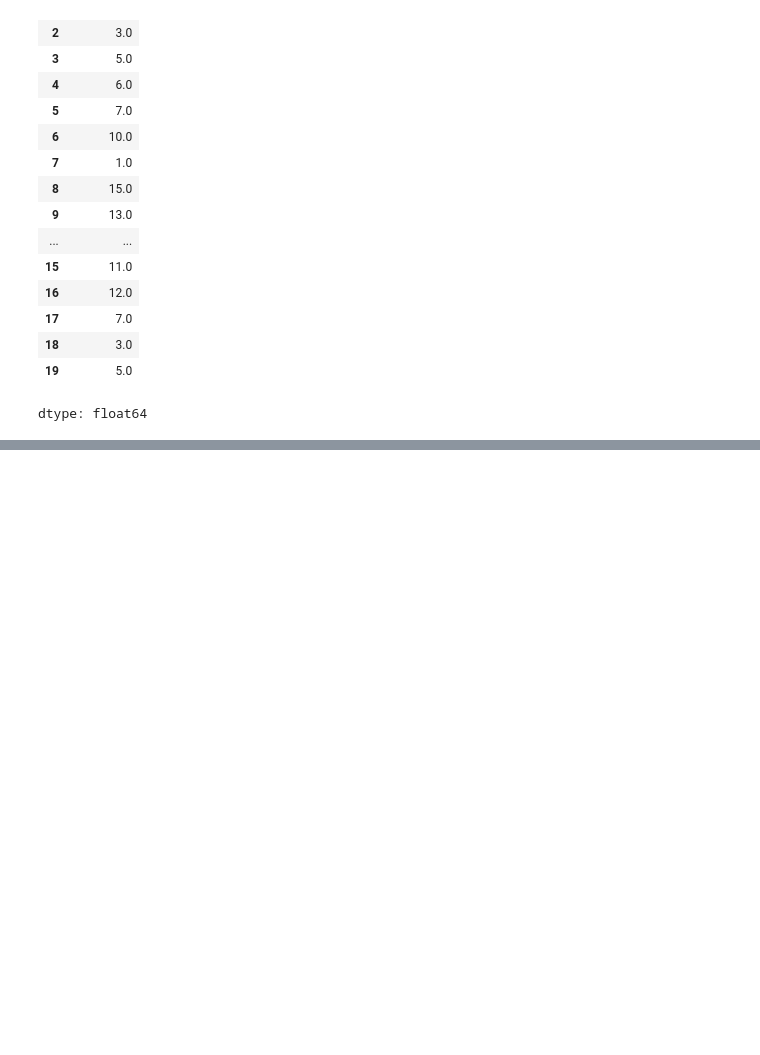
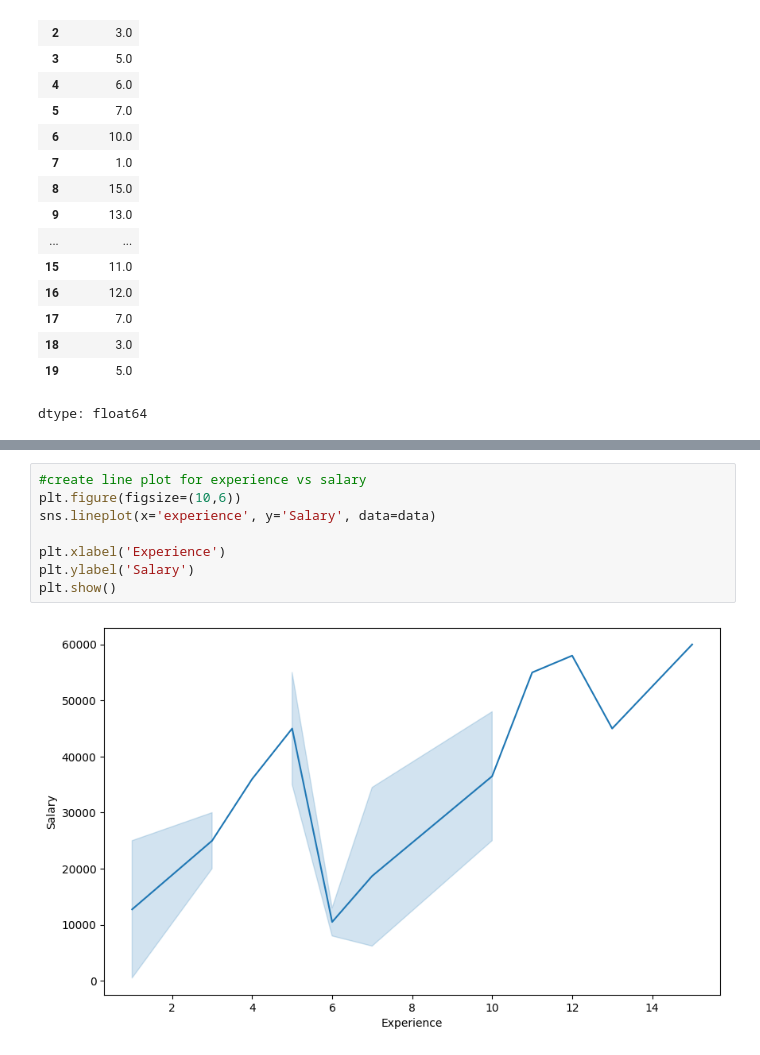
Before and after one commit to rjrizani/machine-learning, a Jupyter notebook: predict_my_salary.ipynb, the cells around one changed output, grey strips where cells are left out. Cells and saved outputs as stored; diff of their text form; blank space fills up the shorter version.

```diff
--- a/predict_my_salary.ipynb
+++ b/predict_my_salary.ipynb
@@ -123,0 +175,10 @@ dtype: float64
+# %%
+#create line plot for experience vs salary
+plt.figure(figsize=(10,6))
+sns.lineplot(x='experience', y='Salary', data=data)
+
+plt.xlabel('Experience')
+plt.ylabel('Salary')
+plt.show()
+# %% [output]
+[figure, added]
```
Also changed, not shown: parts of 23 cells of this notebook.
